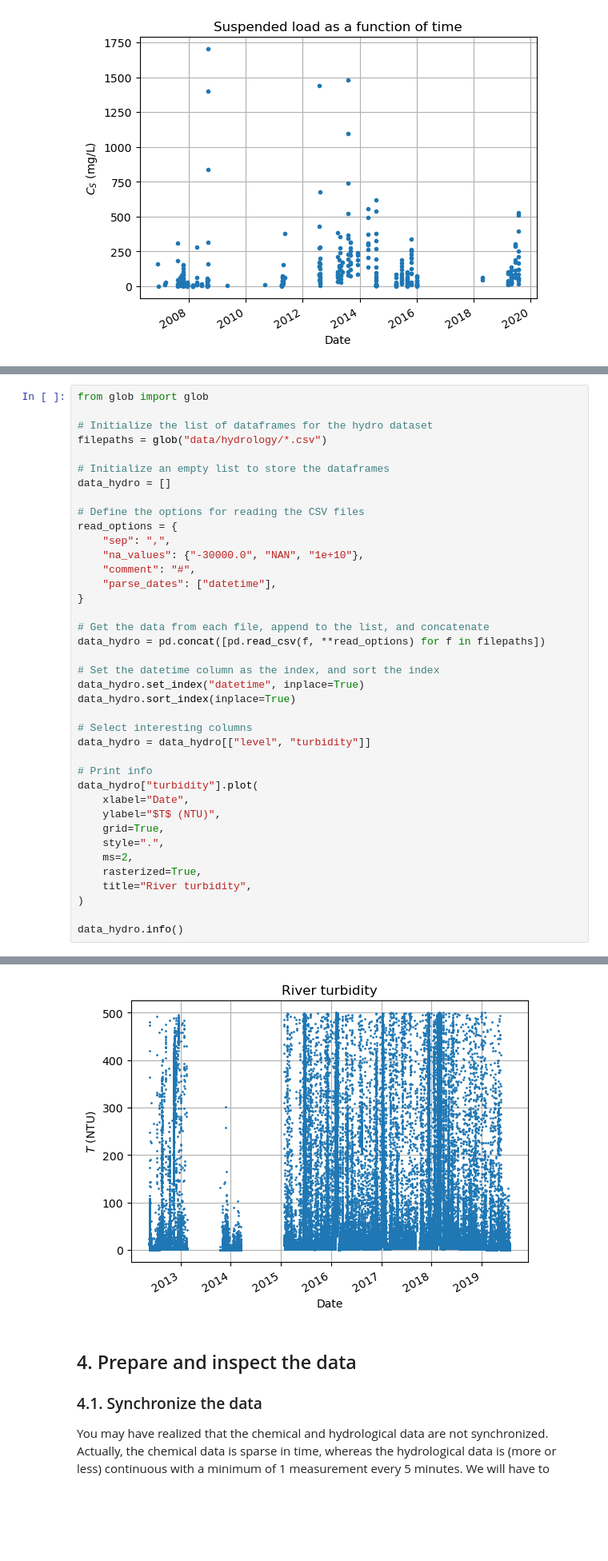
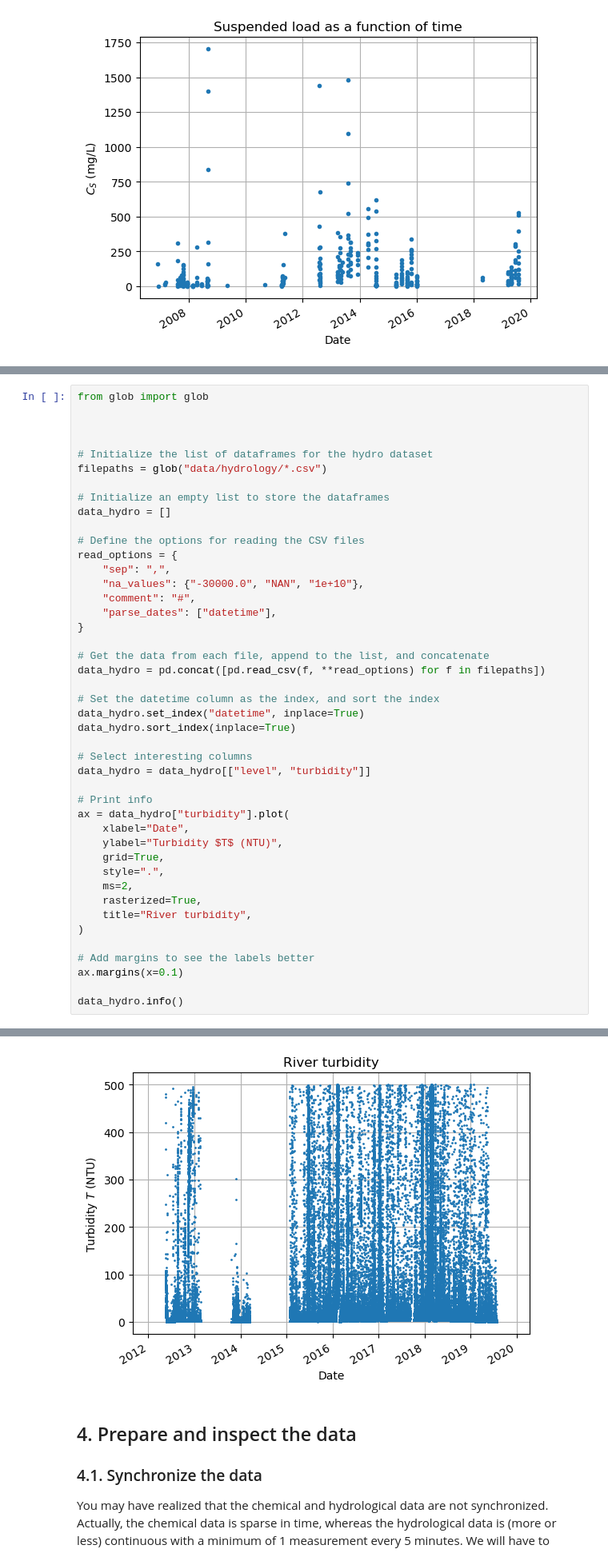
Before and after one commit to leonard-seydoux/earth-data-science, a Jupyter notebook: labs/1_calibration/calibration_proof.ipynb, the cells around one changed output, grey strips where cells are left out. Shown: that part at 80% size. Drawn from its saved outputs; the diff is of its cells as text; blank space fills up the shorter version.

Commit message:
Added margins to time plot

```diff
--- a/labs/1_calibration/calibration_proof.ipynb
+++ b/labs/1_calibration/calibration_proof.ipynb
@@ -164,5 +164,7 @@ The hydrological data contains non-numeric values (missing samples), that have e
 # %%
 from glob import glob
+
+
 
 # Initialize the list of dataframes for the hydro dataset
 filepaths = glob("data/hydrology/*.csv")
@@ -181,36 +183,39 @@ read_options = {
 # Get the data from each file, append to the list, and concatenate
 data_hydro = pd.concat([pd.read_csv(f, **read_options) for f in filepaths])
 
 # Set the datetime column as the index, and sort the index
 data_hydro.set_index("datetime", inplace=True)
 data_hydro.sort_index(inplace=True)
 
 # Select interesting columns
 data_hydro = data_hydro[["level", "turbidity"]]
 
 # Print info
-data_hydro["turbidity"].plot(
+ax = data_hydro["turbidity"].plot(
     xlabel="Date",
-    ylabel="$T$ (NTU)",
+    ylabel="Turbidity $T$ (NTU)",
     grid=True,
     style=".",
     ms=2,
     rasterized=True,
     title="River turbidity",
 )
 
+# Add margins to see the labels better
+ax.margins(x=0.1)
+
 data_hydro.info()
 # %% [output]
 <class 'pandas.core.frame.DataFrame'>
 DatetimeIndex: 732981 entries, 2012-05-18 08:30:00 to 2019-07-25 10:15:00
 Data columns (total 2 columns):
  #   Column     Non-Null Count   Dtype
 ---  ------     --------------   -----
  0   level      722105 non-null  float64
  1   turbidity  547116 non-null  float64
 dtypes: float64(2)
 memory usage: 16.8 MB
-[figure, old version]
+[figure, new version]
 # %% [markdown]
 ## 4. Prepare and inspect the data
 
```
Also changed, not shown: parts of 1 cell of this notebook, 1 other file.
